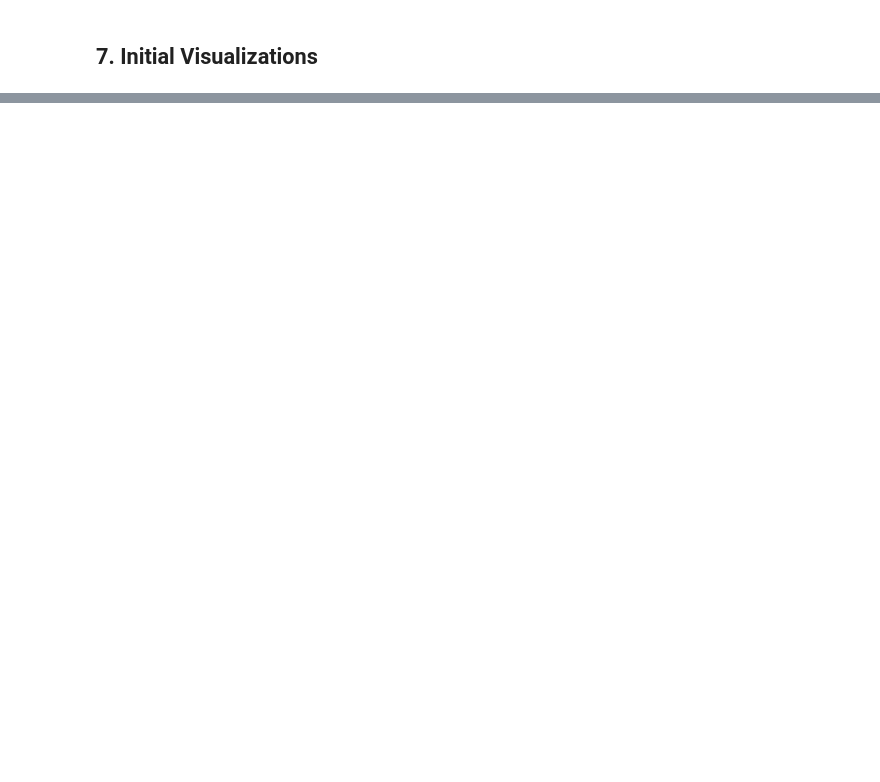
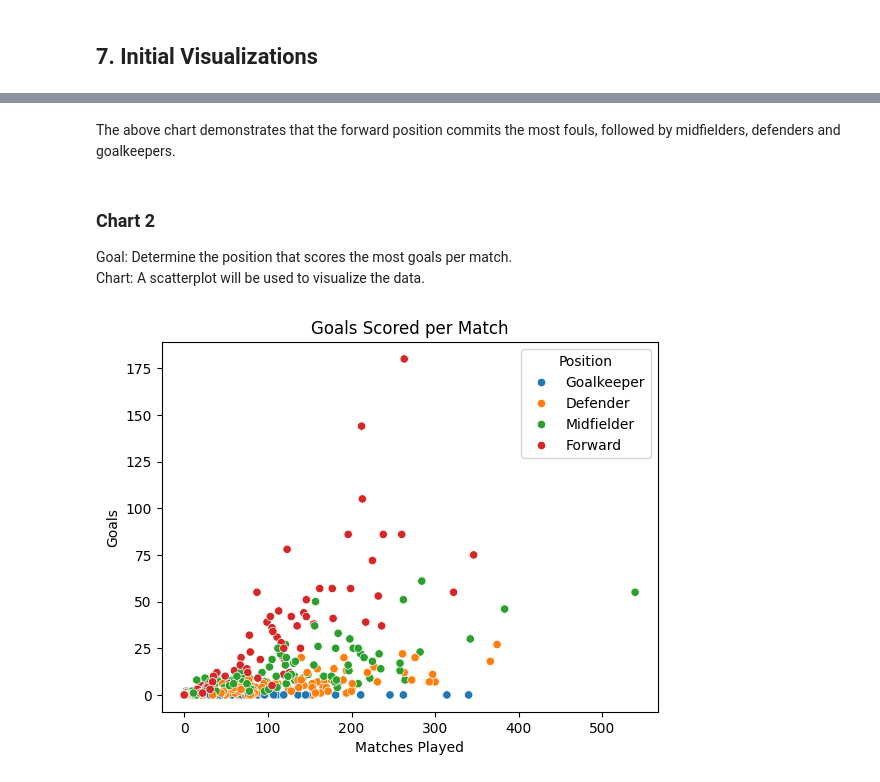
Before and after one commit to jfrummel/datafun-06-eda, a Jupyter notebook: rummel_eda.ipynb, the cells around one changed output, grey strips where cells are left out. Saved outputs shown, nothing was run; the diff lists cells and outputs as text; code cells hidden in the pictures; blank space fills up the shorter version.

```diff
--- a/rummel_eda.ipynb
+++ b/rummel_eda.ipynb
@@ -126,0 +143,22 @@ matplotlib.pyplot.show()
+# %% [markdown]
+The above chart demonstrates that the forward position commits the most fouls, followed by midfielders, defenders and goalkeepers.
+# %% [markdown]
+### Chart 2
+Goal: Determine the position that scores the most goals per match. <br>
+Chart:  A scatterplot will be used to visualize the data.
+# %%
+# A scatter plot is a plot of two numerical variables.
+scatter_plt: Axes = sns.scatterplot(
+    data=soccer_df, x="Matches", y="Goals", hue="Position"
+)
+
+# Set axis labels using the Matplotlib Axes methods set_xlabel() and set_ylabel()
+scatter_plt.set_xlabel("Matches Played")
+scatter_plt.set_ylabel("Goals")
+
+# Set the title using the Matplotlib Axes set_title() method
+scatter_plt.set_title("Goals Scored per Match")
+
+matplotlib.pyplot.show()
+# %% [output]
+[figure, added]
```
Also changed, not shown: parts of 16 cells of this notebook, 1 other file.
